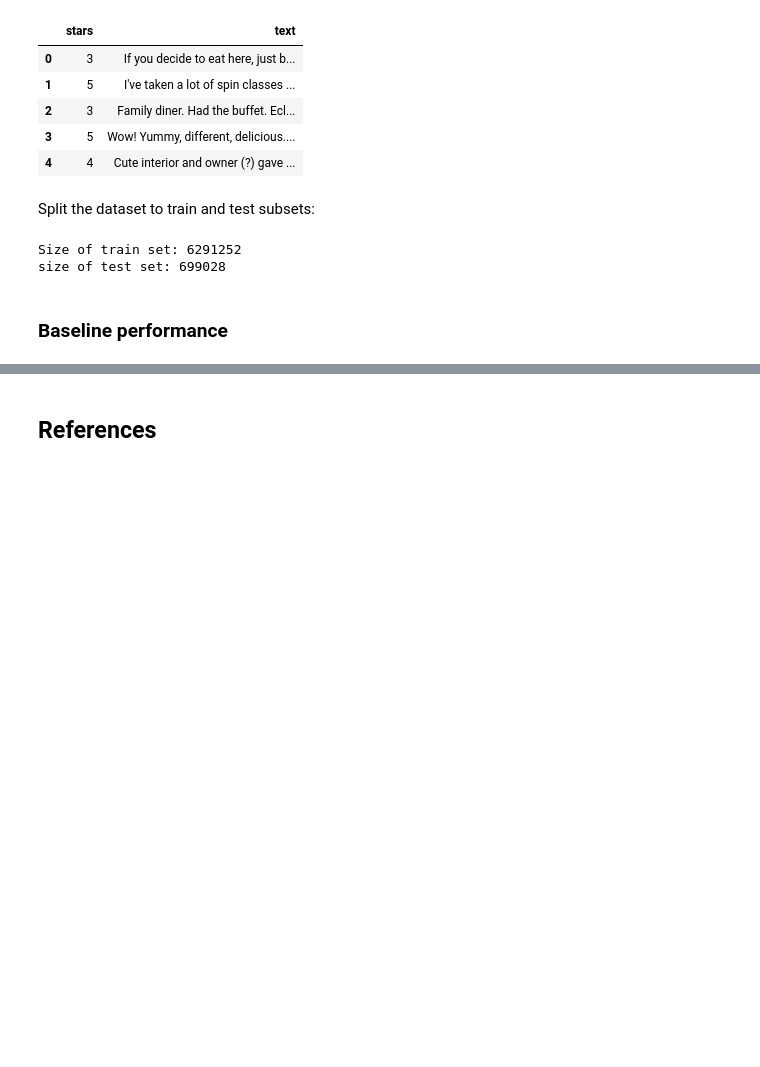
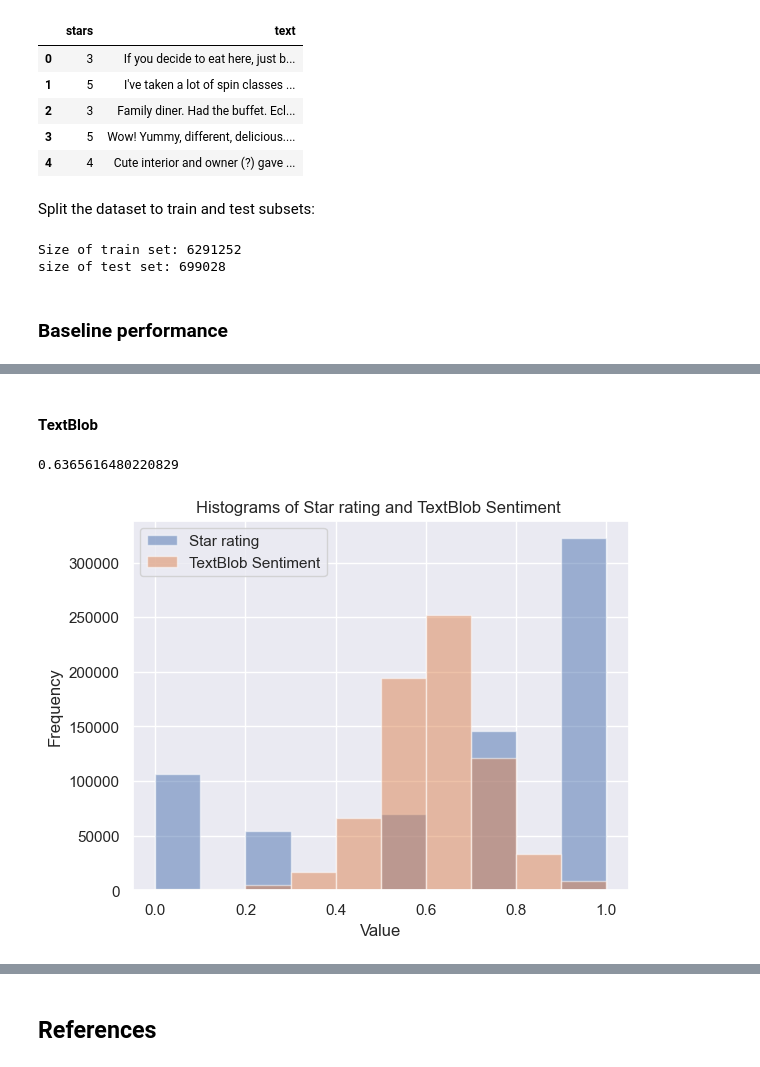
Before and after one commit to plashchynski/cm3060_nlp_midterm, a Jupyter notebook: report.ipynb, the cells around one changed output, grey strips where cells are left out. Drawn from its saved outputs; the diff is of its cells as text; code cells hidden in the pictures; blank space fills up the shorter version.

Commit message:
Tried TextBlob

```diff
--- a/report.ipynb
+++ b/report.ipynb
@@ -129,0 +223,2 @@ size of test set: 699028
+# %% [markdown]
+#### TextBlob
@@ -129,0 +227,27 @@ size of test set: 699028
+# %%
+def get_textblob_sentiment(item, TextBlob):
+    return TextBlob(item["text"]).sentiment.polarity
+# %%
+textblob_results = test_df.p_apply(get_textblob_sentiment, args=[TextBlob], axis=1)
+# %%
+test_df["baseline_textblob_results"] = textblob_results
+# %%
+test_df["baseline_textblob_results"] = MinMaxScaler().fit_transform(test_df[["baseline_textblob_results"]])
+# %%
+correlation = test_df['stars'].corr(test_df['baseline_textblob_results'])
+correlation
+# %% [output]
+0.6365616480220829
+# %%
+plt.hist(test_df['stars'], alpha=0.5, label='Star rating')
+plt.hist(test_df['baseline_textblob_results'], alpha=0.5, label='TextBlob Sentiment')
+
+plt.xlabel('Value')
+plt.ylabel('Frequency')
+plt.title('Histograms of Star rating and TextBlob Sentiment ')
+plt.legend()
+
+# Show the plot
+plt.show()
+# %% [output]
+[figure, added]
```
Also changed, not shown: parts of 24 cells of this notebook, 1 other file.
